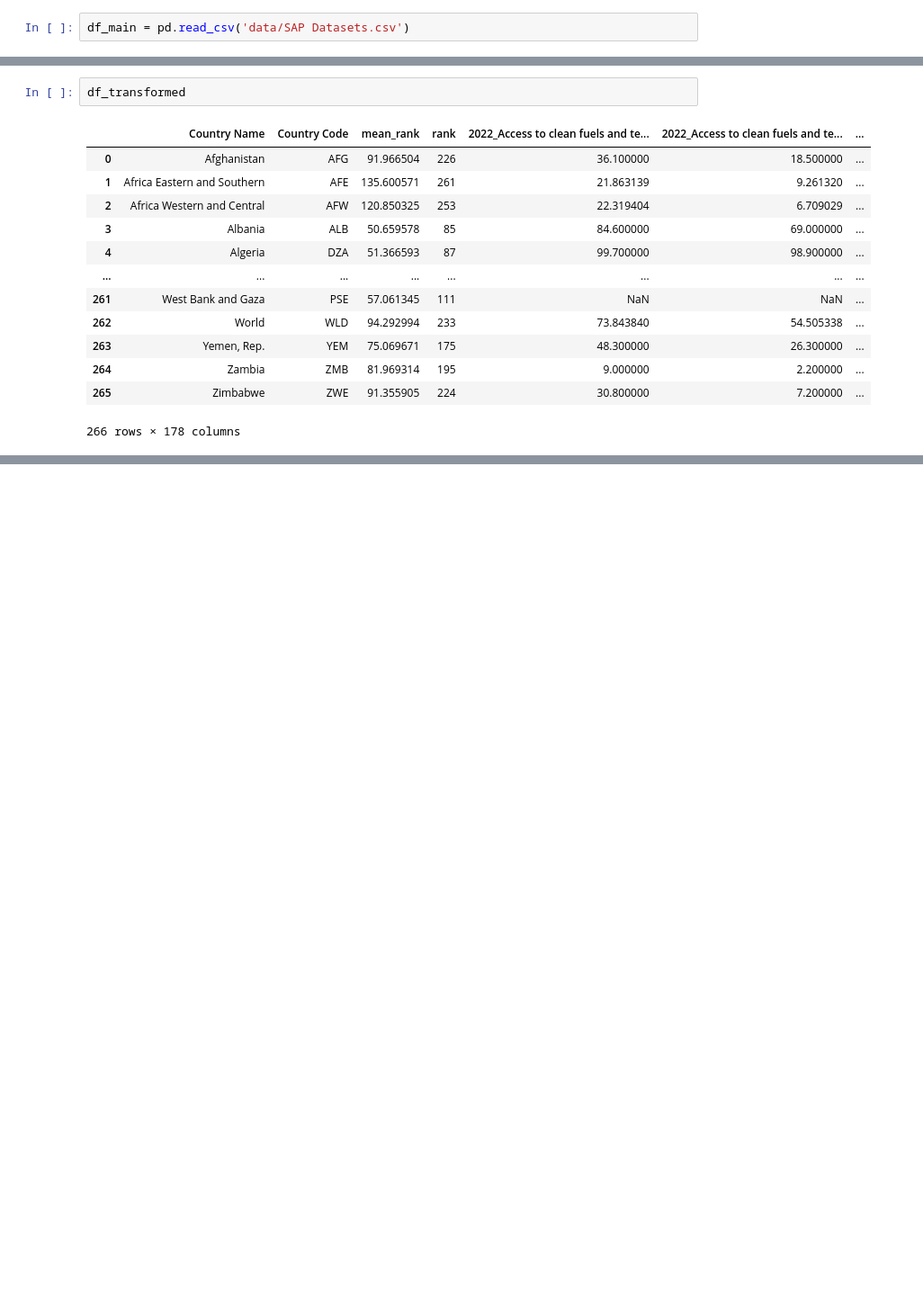
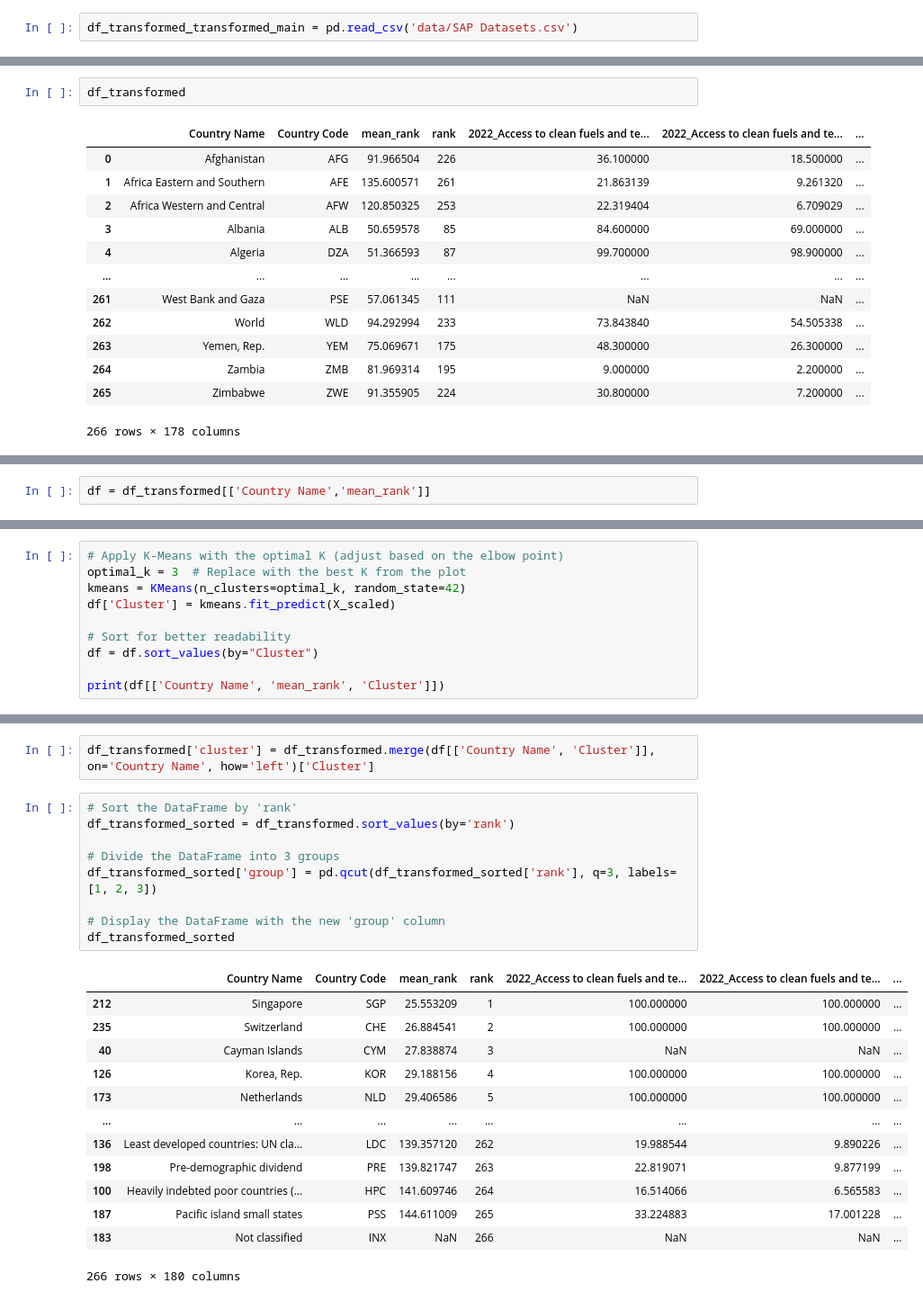
Before and after one commit to paulpark6/SAP_Datathon, a Jupyter notebook: FeatureAnalysisData.ipynb, the cells around one changed output, grey strips where cells are left out. Shown at 90% size. Cells and saved outputs as stored; diff of their text form; blank space fills up the shorter version.

Commit message:
cluster update

```diff
--- a/FeatureAnalysisData.ipynb
+++ b/FeatureAnalysisData.ipynb
@@ -3,7 +3,7 @@ import pandas as pd
 # %%
 rankings = pd.read_csv('data/final_rankings.csv')
 # %%
-df_main = pd.read_csv('data/SAP Datasets.csv')
+df_transformed_transformed_main = pd.read_csv('data/SAP Datasets.csv')
 # %%
 # Forward and backward filling
 years_col = [str(i) for i in range(2000,2024)]
@@ -37,0 +109,2 @@ df_transformed
+# %%
+df = df_transformed[['Country Name','mean_rank']]
@@ -37,0 +150,10 @@ df_transformed
+# %%
+# Apply K-Means with the optimal K (adjust based on the elbow point)
+optimal_k = 3  # Replace with the best K from the plot
+kmeans = KMeans(n_clusters=optimal_k, random_state=42)
+df['Cluster'] = kmeans.fit_predict(X_scaled)
+
+# Sort for better readability
+df = df.sort_values(by="Cluster")
+
+print(df[['Country Name', 'mean_rank', 'Cluster']])
@@ -37,0 +175,25 @@ df_transformed
+# %%
+df_transformed['cluster'] = df_transformed.merge(df[['Country Name', 'Cluster']], on='Country Name', how='left')['Cluster']
+# %%
+# Sort the DataFrame by 'rank'
+df_transformed_sorted = df_transformed.sort_values(by='rank')
+
+# Divide the DataFrame into 3 groups
+df_transformed_sorted['group'] = pd.qcut(df_transformed_sorted['rank'], q=3, labels=[1, 2, 3])
+
+# Display the DataFrame with the new 'group' column
+df_transformed_sorted
+# %% [output]
+|  | Country Name | Country Code | mean_rank | rank | 2022_Access to clean fuels and te... | 2022_Access to clean fuels and te... | ... |
+| 212 | Singapore | SGP | 25.553209 | 1 | 100.000000 | 100.000000 | ... |
+| 235 | Switzerland | CHE | 26.884541 | 2 | 100.000000 | 100.000000 | ... |
+| 40 | Cayman Islands | CYM | 27.838874 | 3 | NaN | NaN | ... |
+| 126 | Korea, Rep. | KOR | 29.188156 | 4 | 100.000000 | 100.000000 | ... |
+| 173 | Netherlands | NLD | 29.406586 | 5 | 100.000000 | 100.000000 | ... |
+| ... | ... | ... | ... | ... | ... | ... | ... |
+| 136 | Least developed countries: UN cla... | LDC | 139.357120 | 262 | 19.988544 | 9.890226 | ... |
+| 198 | Pre-demographic dividend | PRE | 139.821747 | 263 | 22.819071 | 9.877199 | ... |
+| 100 | Heavily indebted poor countries (... | HPC | 141.609746 | 264 | 16.514066 | 6.565583 | ... |
+| 187 | Pacific island small states | PSS | 144.611009 | 265 | 33.224883 | 17.001228 | ... |
+| 183 | Not classified | INX | NaN | 266 | NaN | NaN | ... |
+266 rows × 180 columns
```
Also changed, not shown: parts of 12 cells of this notebook, 1 other file.
